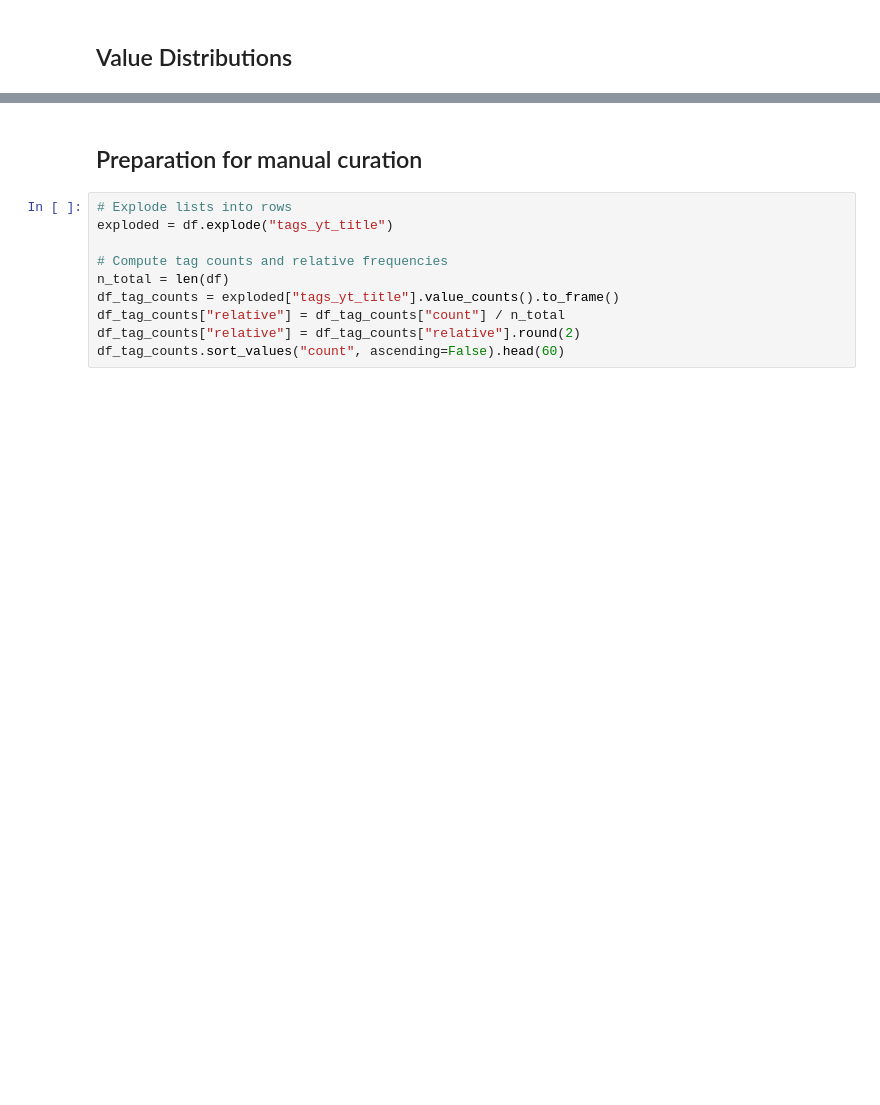
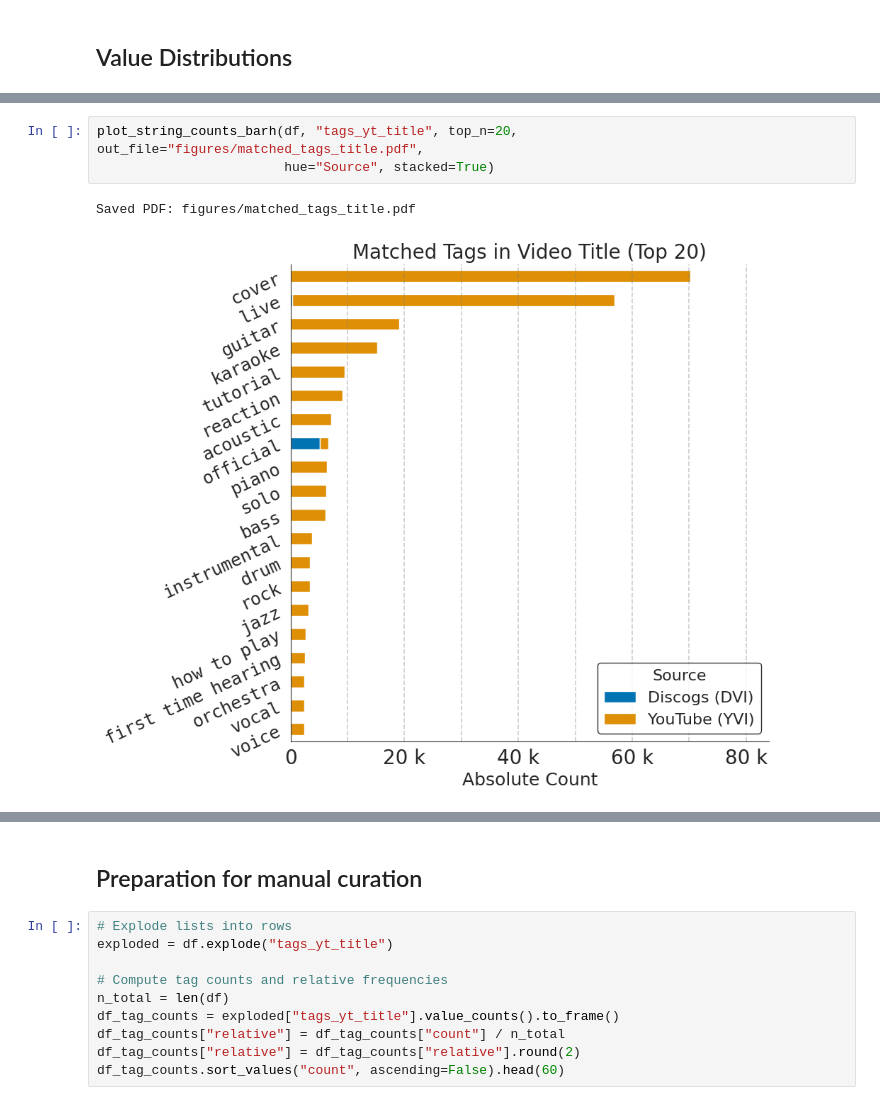
Before and after one commit to progsi/divers_dataset, a Jupyter notebook: tag_analysis.ipynb, the cells around one changed output, grey strips where cells are left out. Saved outputs shown, nothing was run; the diff lists cells and outputs as text; blank space fills up the shorter version.

```diff
--- a/tag_analysis.ipynb
+++ b/tag_analysis.ipynb
@@ -218,3 +272,9 @@ Saved PDF: figures/matched_tags_title.pdf
+# %%
+plot_string_counts_barh(df, "tags_yt_title", top_n=20, out_file="figures/matched_tags_title.pdf",
+                        hue="Source", stacked=True)
+# %% [output]
+Saved PDF: figures/matched_tags_title.pdf
+[figure, added]
 # %%
 plot_string_counts_barh(df, "tags_yt_description", top_n=20, out_file="figures/matched_tags_description.pdf", hue="Source",
                         stacked=True)
```
Also changed, not shown: parts of 8 cells of this notebook, 2 other files.
